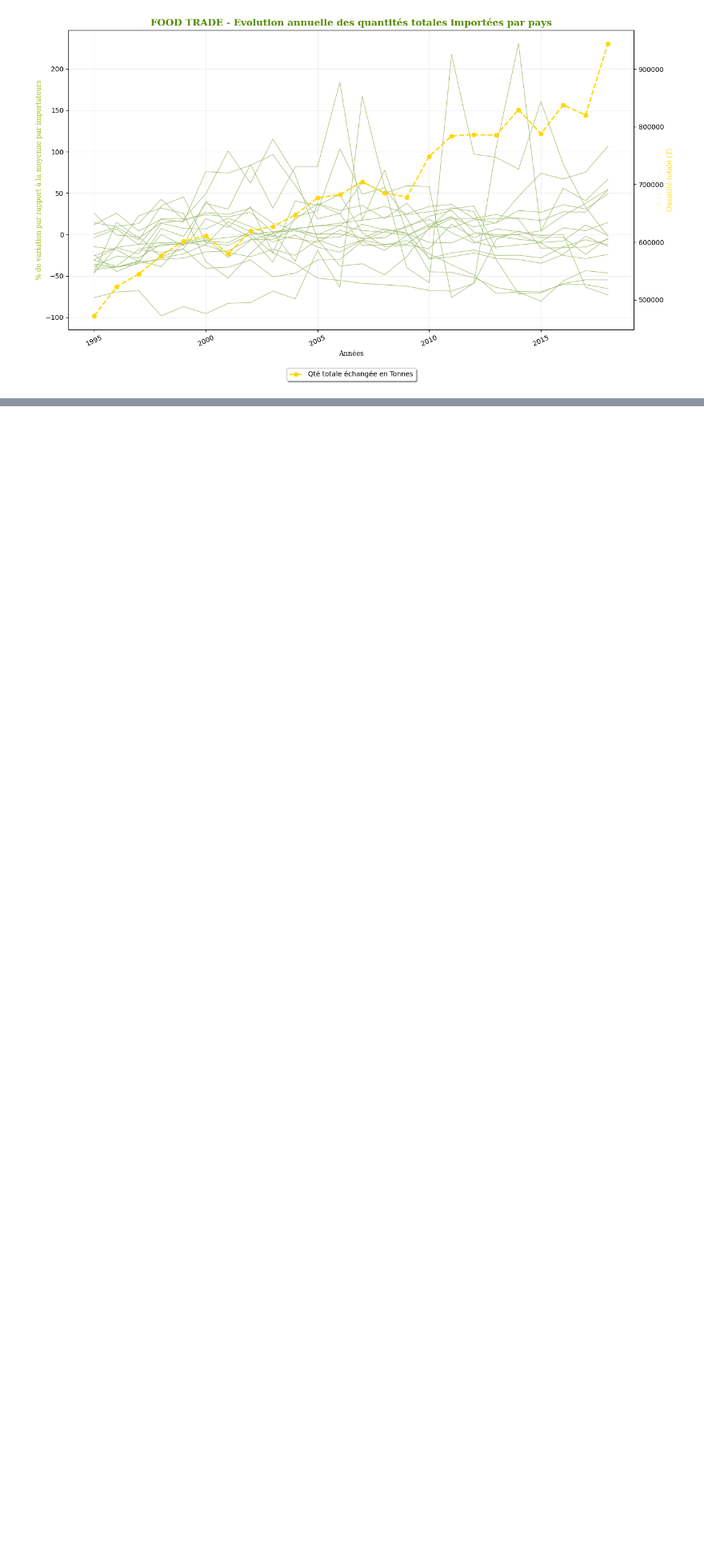
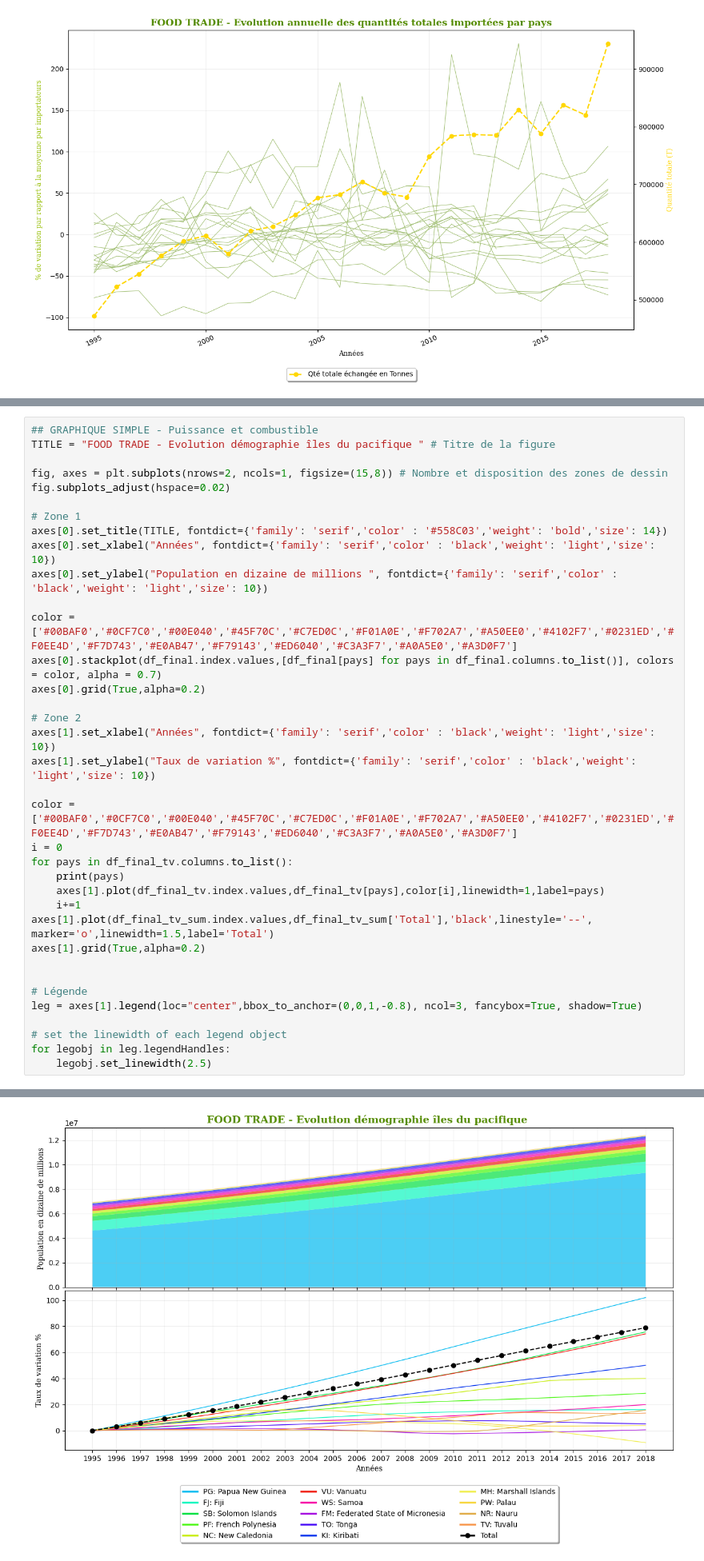
Before and after one commit to sloutmyv/DatavizPacific2023, a Jupyter notebook: 20230906_DC23_trade_food.ipynb, the cells around one changed output, grey strips where cells are left out. Shown at 80% size. Drawn from its saved outputs; the diff is of its cells as text; blank space fills up the shorter version.

```diff
--- a/20230906_DC23_trade_food.ipynb
+++ b/20230906_DC23_trade_food.ipynb
@@ -638,0 +530,37 @@ TIME_PERIOD: Time
+# %%
+## GRAPHIQUE SIMPLE - Puissance et combustible
+TITLE = "FOOD TRADE - Evolution démographie îles du pacifique " # Titre de la figure
+
+fig, axes = plt.subplots(nrows=2, ncols=1, figsize=(15,8)) # Nombre et disposition des zones de dessin
+fig.subplots_adjust(hspace=0.02)
+
+# Zone 1
+axes[0].set_title(TITLE, fontdict={'family': 'serif','color' : '#558C03','weight': 'bold','size': 14})
+axes[0].set_xlabel("Années", fontdict={'family': 'serif','color' : 'black','weight': 'light','size': 10})
+axes[0].set_ylabel("Population en dizaine de millions ", fontdict={'family': 'serif','color' : 'black','weight': 'light','size': 10})
+
+color = ['#00BAF0','#0CF7C0','#00E040','#45F70C','#C7ED0C','#F01A0E','#F702A7','#A50EE0','#4102F7','#0231ED','#F0EE4D','#F7D743','#E0AB47','#F79143','#ED6040','#C3A3F7','#A0A5E0','#A3D0F7']
+axes[0].stackplot(df_final.index.values,[df_final[pays] for pays in df_final.columns.to_list()], colors = color, alpha = 0.7)
+axes[0].grid(True,alpha=0.2)
+
+# Zone 2
+axes[1].set_xlabel("Années", fontdict={'family': 'serif','color' : 'black','weight': 'light','size': 10})
+axes[1].set_ylabel("Taux de variation %", fontdict={'family': 'serif','color' : 'black','weight': 'light','size': 10})
+
+color = ['#00BAF0','#0CF7C0','#00E040','#45F70C','#C7ED0C','#F01A0E','#F702A7','#A50EE0','#4102F7','#0231ED','#F0EE4D','#F7D743','#E0AB47','#F79143','#ED6040','#C3A3F7','#A0A5E0','#A3D0F7']
+i = 0
+for pays in df_final_tv.columns.to_list():
+    print(pays)
+    axes[1].plot(df_final_tv.index.values,df_final_tv[pays],color[i],linewidth=1,label=pays)
+    i+=1
+axes[1].plot(df_final_tv_sum.index.values,df_final_tv_sum['Total'],'black',linestyle='--', marker='o',linewidth=1.5,label='Total')
+axes[1].grid(True,alpha=0.2)
+
+
+# Légende
+leg = axes[1].legend(loc="center",bbox_to_anchor=(0,0,1,-0.8), ncol=3, fancybox=True, shadow=True)
+
+# set the linewidth of each legend object
+for legobj in leg.legendHandles:
+    legobj.set_linewidth(2.5)
+# %% [output]
@@ -638,0 +581 @@ TIME_PERIOD: Time
+[figure, added]
```
Also changed, not shown: parts of 24 cells of this notebook.
